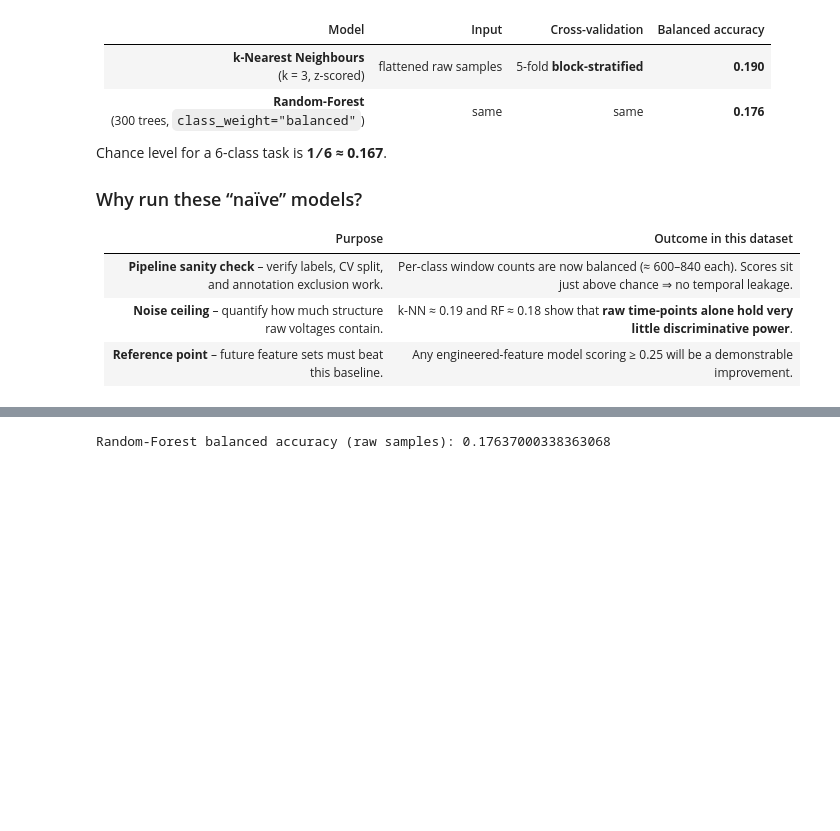
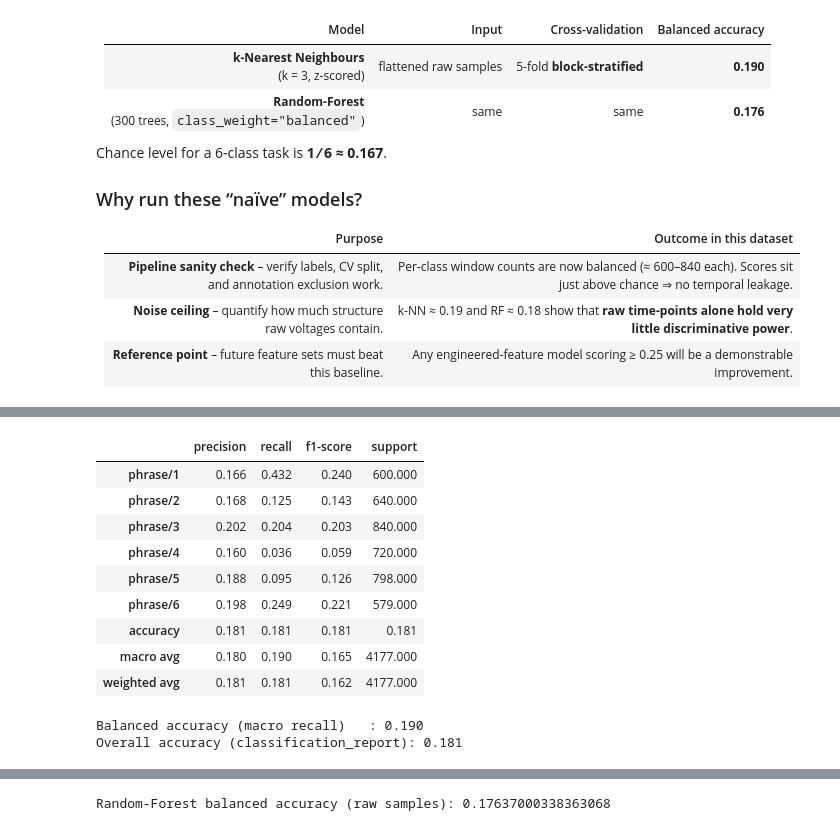
Before and after one commit to linalopes/creativity-in-vitro-eeg, a Jupyter notebook: notebooks/05_Lina_ica_wt_features.ipynb, the cells around one changed output, grey strips where cells are left out. Saved outputs shown, nothing was run; the diff lists cells and outputs as text; code cells hidden in the pictures; blank space fills up the shorter version.

```diff
--- a/notebooks/05_Lina_ica_wt_features.ipynb
+++ b/notebooks/05_Lina_ica_wt_features.ipynb
@@ -716,0 +729,41 @@ k-NN balanced accuracy (raw samples): 0.19006702338754272
+# %%
+from sklearn.metrics import classification_report
+# ---------------- redo CV but keep per-fold predictions ------------------
+y_true_all, y_pred_all = [], []
+
+for tr, te in cv.split(X, y, groups=g):
+    model.fit(X[tr], y[tr])
+    y_pred = model.predict(X[te])
+
+    y_true_all.extend(y[te])
+    y_pred_all.extend(y_pred)
+
+# ------------- classification report -------------------------------------
+report = classification_report(
+    y_true_all, y_pred_all,
+    labels=LABELS_ALL,
+    target_names=[f"phrase/{k}" for k in LABELS_ALL],
+    zero_division=0,  # avoid warnings if a class is never predicted
+    output_dict=True)
+
+# pretty print as a table
+df_rep = pd.DataFrame(report).T.round(3)
+display(df_rep)
+
+# balanced accuracy we used earlier (macro recall)
+bal_acc = df_rep.loc['macro avg', 'recall']
+print(f"\nBalanced accuracy (macro recall)   : {bal_acc:.3f}")
+print(f"Overall accuracy (classification_report): {report['accuracy']:.3f}")
+# %% [output]
+|  | precision | recall | f1-score | support |
+| phrase/1 | 0.166 | 0.432 | 0.240 | 600.000 |
+| phrase/2 | 0.168 | 0.125 | 0.143 | 640.000 |
+| phrase/3 | 0.202 | 0.204 | 0.203 | 840.000 |
+| phrase/4 | 0.160 | 0.036 | 0.059 | 720.000 |
+| phrase/5 | 0.188 | 0.095 | 0.126 | 798.000 |
+| phrase/6 | 0.198 | 0.249 | 0.221 | 579.000 |
+| accuracy | 0.181 | 0.181 | 0.181 | 0.181 |
+| macro avg | 0.180 | 0.190 | 0.165 | 4177.000 |
+| weighted avg | 0.181 | 0.181 | 0.162 | 4177.000 |
+Balanced accuracy (macro recall)   : 0.190
+Overall accuracy (classification_report): 0.181
```
Also changed, not shown: parts of 7 cells of this notebook, 26 other files.
